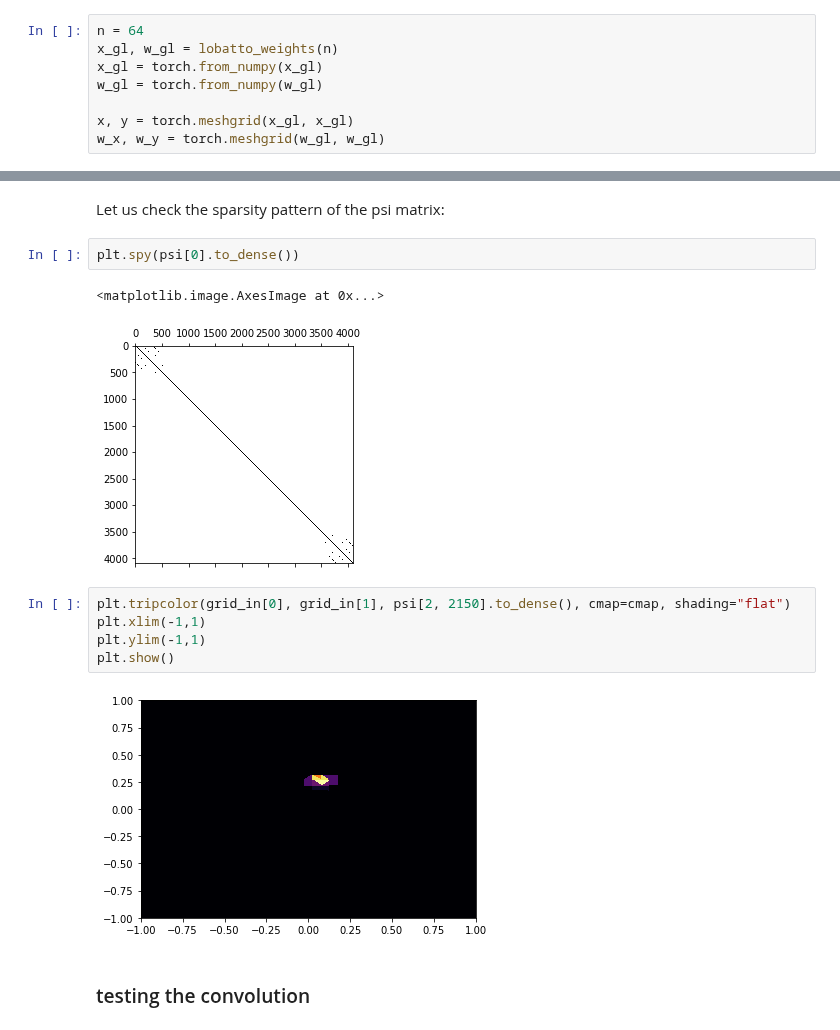
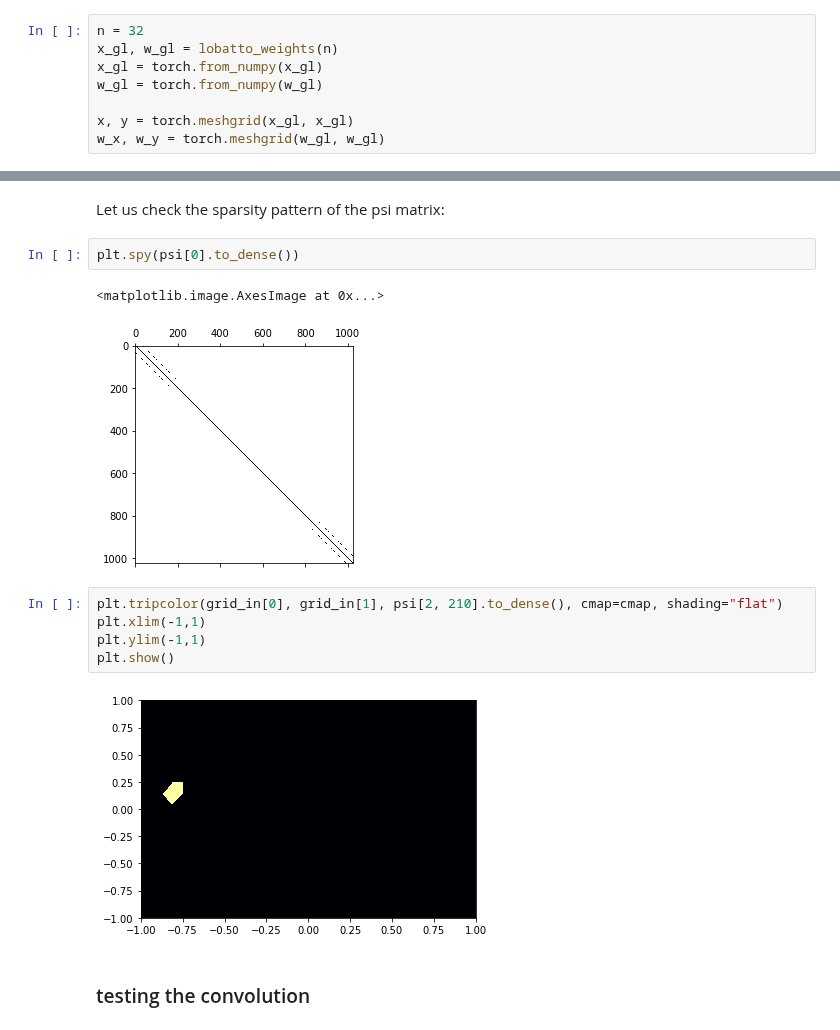
Before and after one commit to NVIDIA/torch-harmonics, a Jupyter notebook: notebooks/disco_conv_2d.ipynb, the cells around one changed output, grey strips where cells are left out. Drawn from its saved outputs; the diff is of its cells as text.

```diff
--- a/notebooks/disco_conv_2d.ipynb
+++ b/notebooks/disco_conv_2d.ipynb
@@ -19,7 +19,7 @@ cmap="inferno"
 # %%
 device = "cuda"
 # %%
-n = 64
+n = 32
 x_gl, w_gl = lobatto_weights(n)
 x_gl = torch.from_numpy(x_gl)
 w_gl = torch.from_numpy(w_gl)
@@ -73,14 +73,14 @@ Let us check the sparsity pattern of the psi matrix:
 plt.spy(psi[0].to_dense())
 # %% [output]
 <matplotlib.image.AxesImage at 0x...>
-[figure, old version]
+[figure, new version]
 # %%
-plt.tripcolor(grid_in[0], grid_in[1], psi[2, 2150].to_dense(), cmap=cmap, shading="flat")
+plt.tripcolor(grid_in[0], grid_in[1], psi[2, 210].to_dense(), cmap=cmap, shading="flat")
 plt.xlim(-1,1)
 plt.ylim(-1,1)
 plt.show()
 # %% [output]
-[figure, old version]
+[figure, new version]
 # %% [markdown]
 ### testing the convolution
 # %%
```
Also changed, not shown: parts of 7 cells of this notebook, 2 other files.
